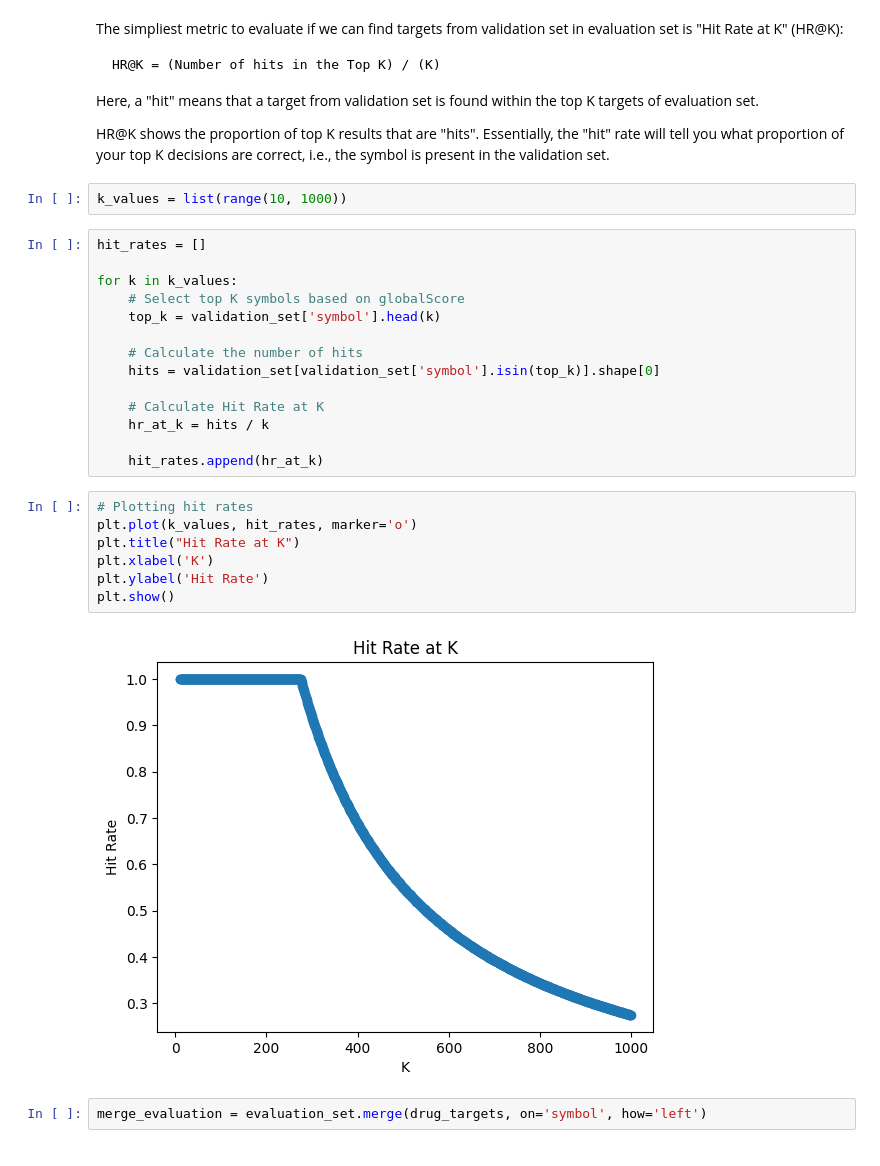
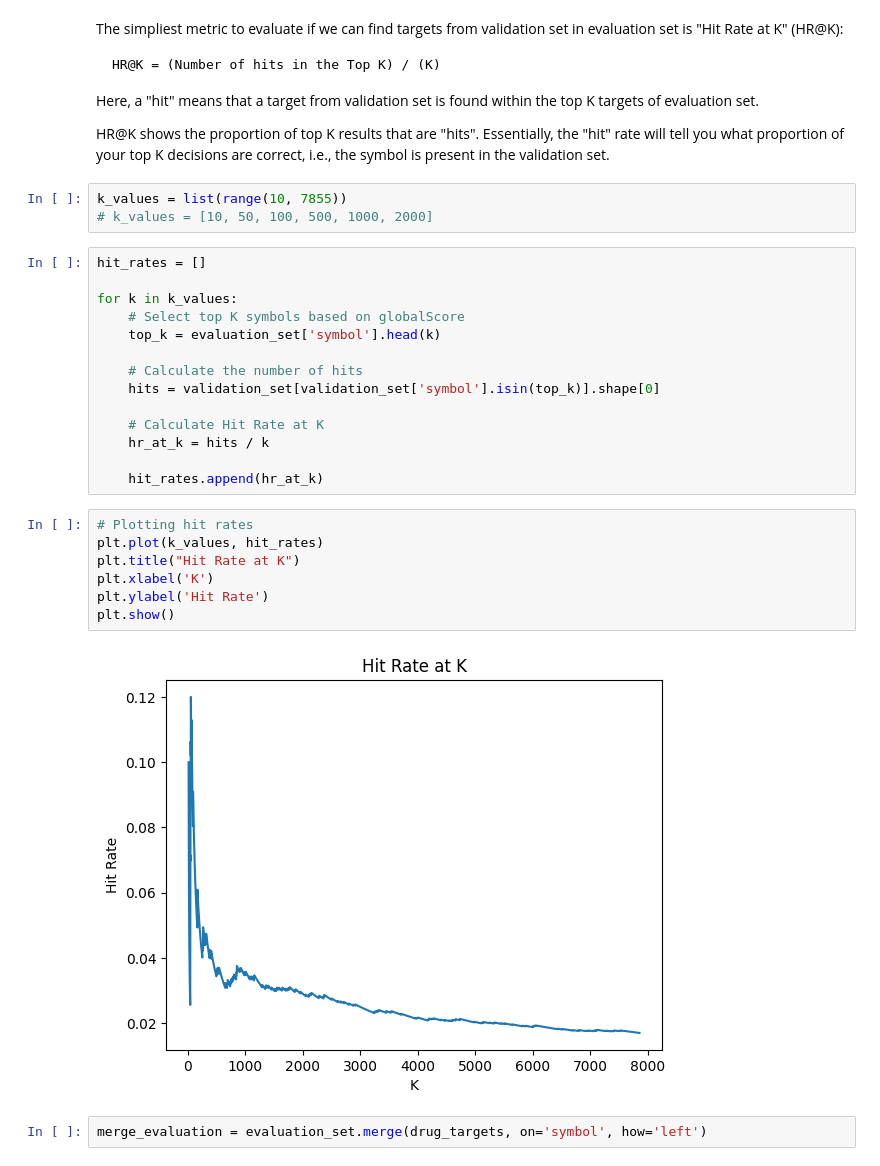
Before and after one commit to polrus/IBD_target_engine, a Jupyter notebook: mvp/ibd_engine_mvp.ipynb, the cells around one changed output. Cells and saved outputs as stored; diff of their text form.

```diff
--- a/mvp/ibd_engine_mvp.ipynb
+++ b/mvp/ibd_engine_mvp.ipynb
@@ -39,13 +39,14 @@ Here, a "hit" means that a target from validation set is found within the top K
 
 HR@K shows the proportion of top K results that are "hits". Essentially, the "hit" rate will tell you what proportion of your top K decisions are correct, i.e., the symbol is present in the validation set.
 # %%
-k_values = list(range(10, 1000))
+k_values = list(range(10, 7855))
+# k_values = [10, 50, 100, 500, 1000, 2000]
 # %%
 hit_rates = []
 
 for k in k_values:
     # Select top K symbols based on globalScore
-    top_k = validation_set['symbol'].head(k)
+    top_k = evaluation_set['symbol'].head(k)
 
     # Calculate the number of hits
     hits = validation_set[validation_set['symbol'].isin(top_k)].shape[0]
@@ -56,13 +57,13 @@ for k in k_values:
     hit_rates.append(hr_at_k)
 # %%
 # Plotting hit rates
-plt.plot(k_values, hit_rates, marker='o')
+plt.plot(k_values, hit_rates)
 plt.title("Hit Rate at K")
 plt.xlabel('K')
 plt.ylabel('Hit Rate')
 plt.show()
 # %% [output]
-[figure, old version]
+[figure, new version]
 # %%
 merge_evaluation = evaluation_set.merge(drug_targets, on='symbol', how='left')
 # %%
```
Also changed, not shown: parts of 1 cell of this notebook.
